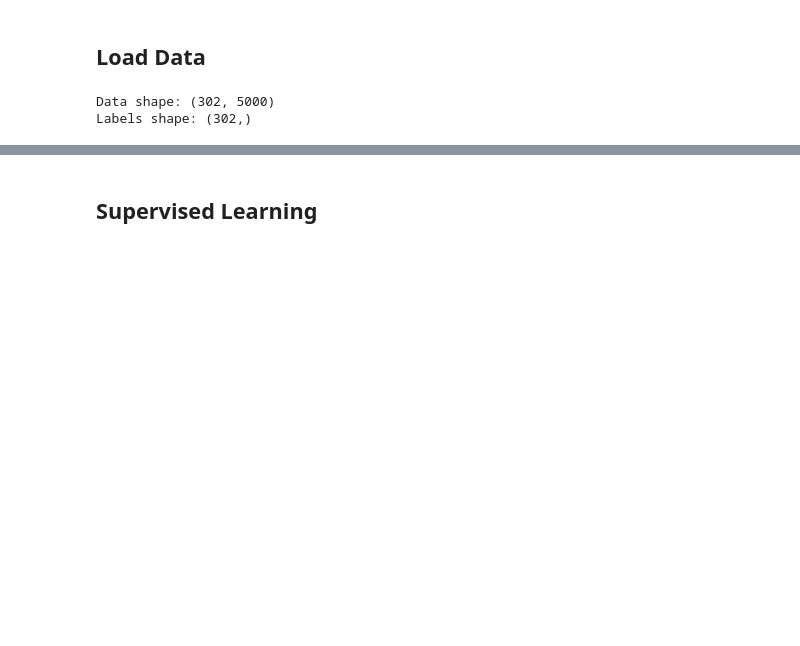
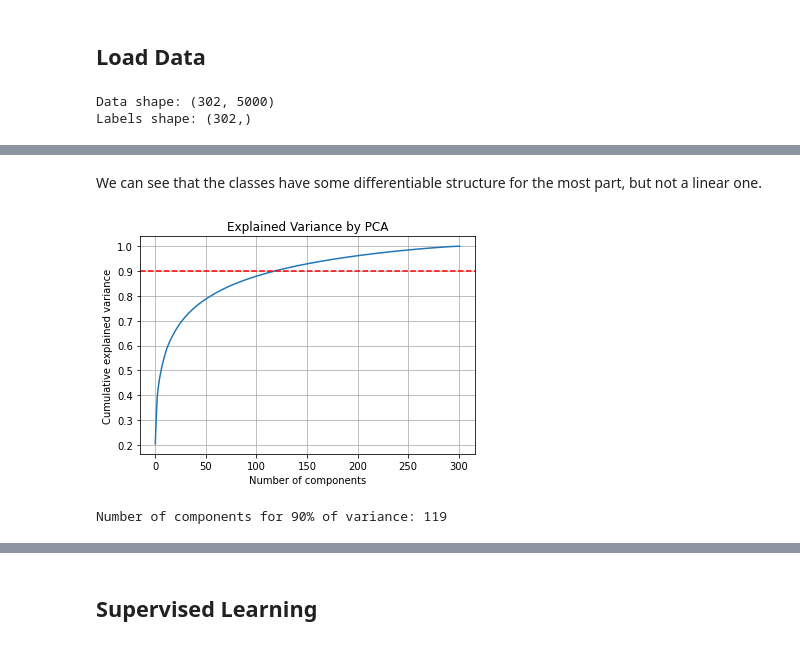
Before and after one commit to MatheusBissacot/GBM-Subtype-Classification, a Jupyter notebook: gbm.ipynb, the cells around one changed output, grey strips where cells are left out. Saved outputs shown, nothing was run; the diff lists cells and outputs as text; code cells hidden in the pictures; blank space fills up the shorter version.

```diff
--- a/gbm.ipynb
+++ b/gbm.ipynb
@@ -53,0 +77,24 @@ plt.show()
+# %% [markdown]
+We can see that the classes have some differentiable structure for the most part, but not a linear one.
+# %%
+# Fit PCA on the scaled data
+pca_full = PCA().fit(X_scaled)
+
+# Calculate cumulative explained variance
+explained = np.cumsum(pca_full.explained_variance_ratio_)
+
+# Plot the cumulative explained variance
+plt.plot(explained)
+plt.axhline(y=0.9, color='r', linestyle='--')  # Line indicating 90% threshold
+plt.xlabel("Number of components")
+plt.ylabel("Cumulative explained variance")
+plt.title("Explained Variance by PCA")
+plt.grid(True)
+plt.show()
+
+# Find the number of components that explain at least 90% of the variance
+n_components_90 = np.argmax(explained >= 0.90) + 1
+print(f"Number of components for 90% of variance: {n_components_90}")
+# %% [output]
+[figure, added]
+Number of components for 90% of variance: 119
```
Also changed, not shown: parts of 51 cells of this notebook.
